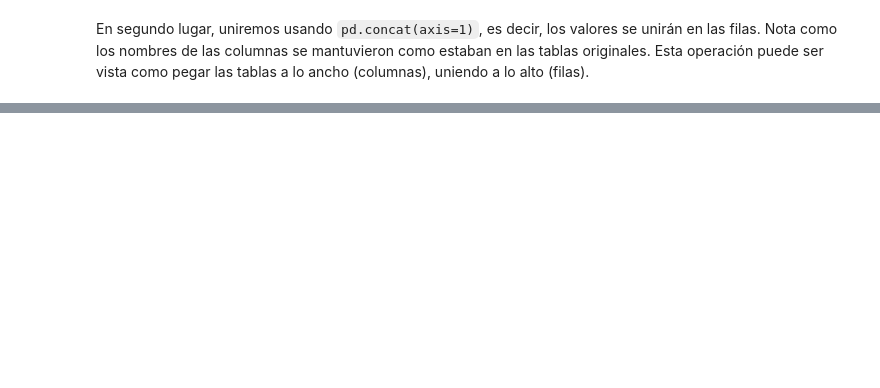
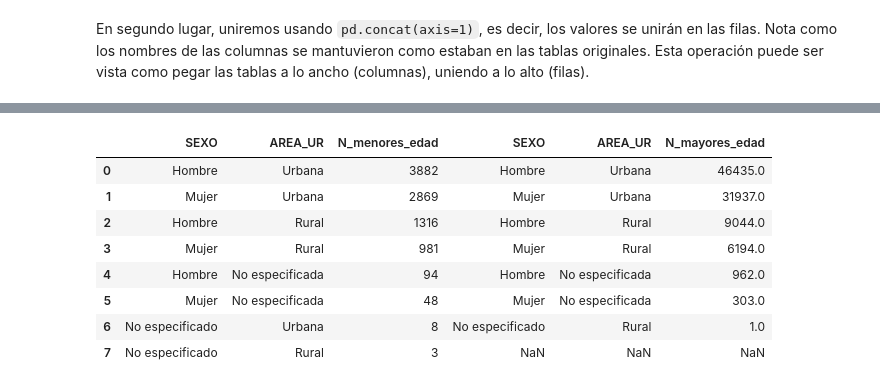
Before and after one commit to mar-esther23/Python_EDR2023, a Jupyter notebook: CPEDR_5Manipulación.ipynb, the cells around one changed output, grey strips where cells are left out. Drawn from its saved outputs; the diff is of its cells as text; code cells hidden in the pictures; blank space fills up the shorter version.

```diff
--- a/CPEDR_5Manipulación.ipynb
+++ b/CPEDR_5Manipulación.ipynb
@@ -791,0 +377,12 @@ En esta lección hemos aprendido varios conceptos:
+# %%
+pd.concat([df_sexoarea_minedad,df_sexoarea_maxedad], axis=1)
+# %% [output]
+|  | SEXO | AREA_UR | N_menores_edad | SEXO | AREA_UR | N_mayores_edad |
+| 0 | Hombre | Urbana | 3882 | Hombre | Urbana | 46435.0 |
+| 1 | Mujer | Urbana | 2869 | Mujer | Urbana | 31937.0 |
+| 2 | Hombre | Rural | 1316 | Hombre | Rural | 9044.0 |
+| 3 | Mujer | Rural | 981 | Mujer | Rural | 6194.0 |
+| 4 | Hombre | No especificada | 94 | Hombre | No especificada | 962.0 |
+| 5 | Mujer | No especificada | 48 | Mujer | No especificada | 303.0 |
+| 6 | No especificado | Urbana | 8 | No especificado | Rural | 1.0 |
+| 7 | No especificado | Rural | 3 | NaN | NaN | NaN |
```
Also changed, not shown: parts of 102 cells of this notebook, 7 other files.
